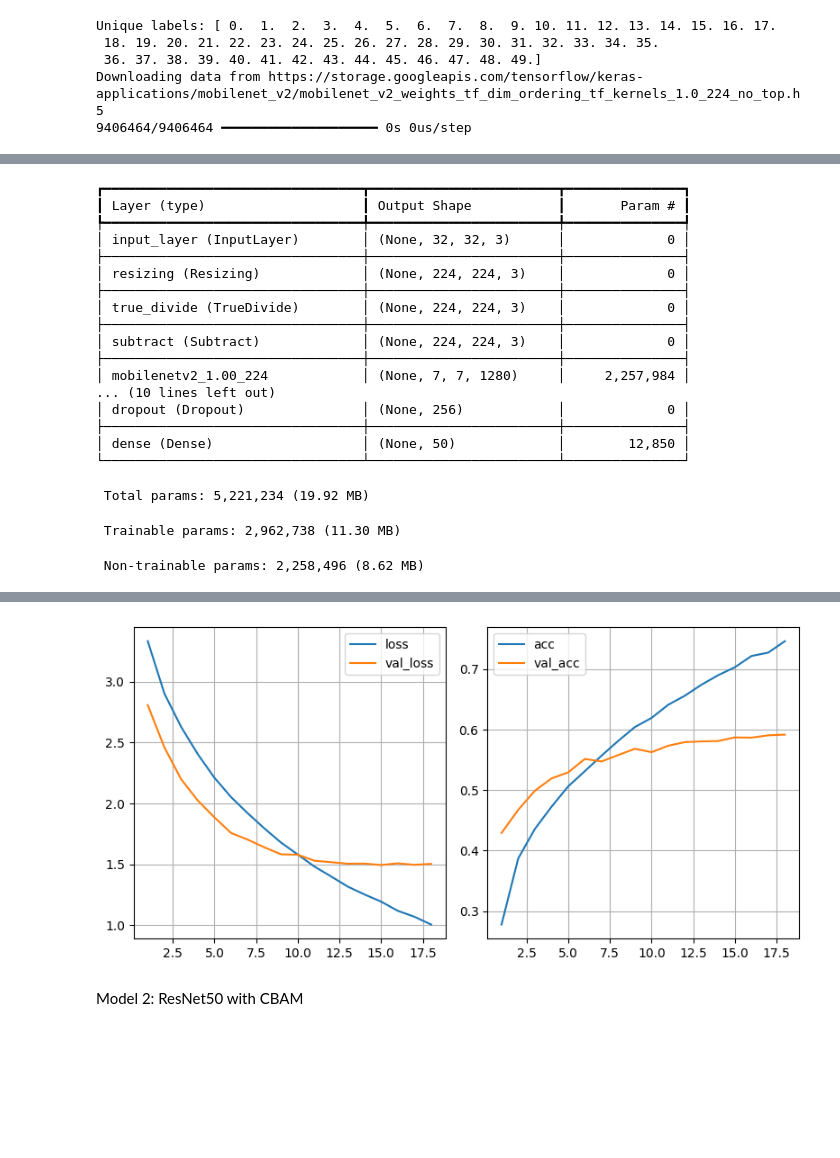
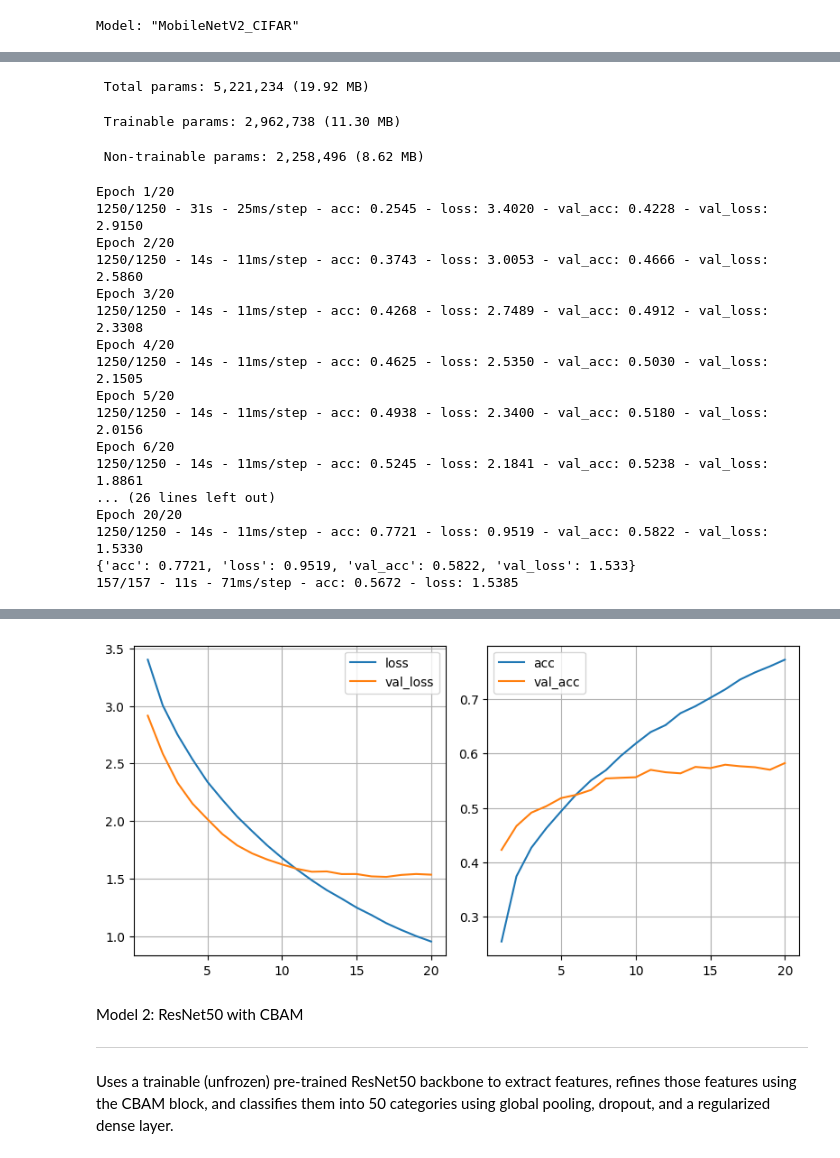
Before and after one commit to maybsalty/Deep-Learning-CIFAR100-project, a Jupyter notebook: 4930_model1.ipynb, the cells around one changed output, grey strips where cells are left out. Cells and saved outputs as stored; diff of their text form; code cells hidden in the pictures; blank space fills up the shorter version.

```diff
--- a/4930_model1.ipynb
+++ b/4930_model1.ipynb
@@ -61,6 +68,16 @@ def plot_history(history):
 # %%
 X_train, y_train, X_test, y_test = load_cifar100_animals_people()
+from tensorflow.keras.utils import to_categorical
+y_train = to_categorical(y_train, 50)
+y_test = to_categorical(y_test, 50)
 
+X_train, x_val, y_train, y_val = train_test_split(
+    X_train,
+    y_train,
+    test_size=0.2,
+    random_state=42,
+    stratify=y_train
+)
 early_stop3 = EarlyStopping(
     monitor='val_loss',
     patience=3,               # Stop if val_loss doesn't improve for 3 epochs
@@ -225,13 +251,4 @@ Model 1: MobileNetv2
 # %%
-X_train, y_train, X_test, y_test = load_cifar100_animals_people()
-print("Unique labels:", np.unique(y_train))
-# debugging
-from tensorflow.keras.utils import to_categorical
-y_train = to_categorical(y_train, 50)
-y_test = to_categorical(y_test, 50)
-
-
-
 def create_mobilenetv2_model(input_shape=(32, 32, 3), num_classes=50):
     inputs = layers.Input(input_shape)
 
@@ -270,7 +287,7 @@ history = model.fit(X_train,
                     y_train,
                     epochs=20,
                     batch_size=16,
-                    validation_data=(X_test,y_test),
+                    validation_data=(x_val,y_val),
                     verbose=2,
                     callbacks=[early_stop3]
 )
@@ -278,10 +295,8 @@ history = model.fit(X_train,
 final_values[model.name] = history_final_values(history)
 print(final_values[model.name])
 plot_history(history)
+test_loss, test_acc = model.evaluate(X_test, y_test, verbose=2)
+print(f"\nFinal Test Accuracy: {test_acc * 100:.2f}%, Final Test Loss Accuracy: {test_loss * 100:.2f} ")
 model.save('best_mobilenetv2_model.h5')
 # %% [output]
-Unique labels: [ 0.  1.  2.  3.  4.  5.  6.  7.  8.  9. 10. 11. 12. 13. 14. 15. 16. 17.
- 18. 19. 20. 21. 22. 23. 24. 25. 26. 27. 28. 29. 30. 31. 32. 33. 34. 35.
- 36. 37. 38. 39. 40. 41. 42. 43. 44. 45. 46. 47. 48. 49.]
-Downloading data from https://storage.googleapis.com/tensorflow/keras-applications/mobilenet_v2/mobilenet_v2_weights_tf_dim_ordering_tf_kernels_1.0_224_no_top.h5
-9406464/9406464 ━━━━━━━━━━━━━━━━━━━━ 0s 0us/step
+Model: "MobileNetV2_CIFAR"
@@ -289,20 +320,20 @@ Model: "MobileNetV2_CIFAR"
-┏━━━━━━━━━━━━━━━━━━━━━━━━━━━━━━━━━┳━━━━━━━━━━━━━━━━━━━━━━━━┳━━━━━━━━━━━━━━━┓
-┃ Layer (type)                    ┃ Output Shape           ┃       Param # ┃
-┡━━━━━━━━━━━━━━━━━━━━━━━━━━━━━━━━━╇━━━━━━━━━━━━━━━━━━━━━━━━╇━━━━━━━━━━━━━━━┩
-│ input_layer (InputLayer)        │ (None, 32, 32, 3)      │             0 │
-├─────────────────────────────────┼────────────────────────┼───────────────┤
-│ resizing (Resizing)             │ (None, 224, 224, 3)    │             0 │
-├─────────────────────────────────┼────────────────────────┼───────────────┤
-│ true_divide (TrueDivide)        │ (None, 224, 224, 3)    │             0 │
-├─────────────────────────────────┼────────────────────────┼───────────────┤
-│ subtract (Subtract)             │ (None, 224, 224, 3)    │             0 │
-├─────────────────────────────────┼────────────────────────┼───────────────┤
-│ mobilenetv2_1.00_224            │ (None, 7, 7, 1280)     │     2,257,984 │
-... (10 lines left out)
-│ dropout (Dropout)               │ (None, 256)            │             0 │
-├─────────────────────────────────┼────────────────────────┼───────────────┤
-│ dense (Dense)                   │ (None, 50)             │        12,850 │
-└─────────────────────────────────┴────────────────────────┴───────────────┘
+ Total params: 5,221,234 (19.92 MB)
- Total params: 5,221,234 (19.92 MB)
+ Trainable params: 2,962,738 (11.30 MB)
- Trainable params: 2,962,738 (11.30 MB)
+ Non-trainable params: 2,258,496 (8.62 MB)
- Non-trainable params: 2,258,496 (8.62 MB)
+Epoch 1/20
+1250/1250 - 31s - 25ms/step - acc: 0.2545 - loss: 3.4020 - val_acc: 0.4228 - val_loss: 2.9150
+Epoch 2/20
+1250/1250 - 14s - 11ms/step - acc: 0.3743 - loss: 3.0053 - val_acc: 0.4666 - val_loss: 2.5860
+Epoch 3/20
+1250/1250 - 14s - 11ms/step - acc: 0.4268 - loss: 2.7489 - val_acc: 0.4912 - val_loss: 2.3308
+Epoch 4/20
+1250/1250 - 14s - 11ms/step - acc: 0.4625 - loss: 2.5350 - val_acc: 0.5030 - val_loss: 2.1505
+Epoch 5/20
+1250/1250 - 14s - 11ms/step - acc: 0.4938 - loss: 2.3400 - val_acc: 0.5180 - val_loss: 2.0156
+Epoch 6/20
+1250/1250 - 14s - 11ms/step - acc: 0.5245 - loss: 2.1841 - val_acc: 0.5238 - val_loss: 1.8861
+... (26 lines left out)
+Epoch 20/20
+1250/1250 - 14s - 11ms/step - acc: 0.7721 - loss: 0.9519 - val_acc: 0.5822 - val_loss: 1.5330
+{'acc': 0.7721, 'loss': 0.9519, 'val_acc': 0.5822, 'val_loss': 1.533}
+157/157 - 11s - 71ms/step - acc: 0.5672 - loss: 1.5385
@@ -327,4 +342,7 @@ WARNING:absl:You are saving your model as an HDF5 file via `model.save()` or `ke
-[figure, old version]
+[figure, new version]
-# %% [markdown]
-Model 2: ResNet50 with CBAM
+# %% [markdown]
+Model 2: ResNet50 with CBAM
+
+---
+Uses a trainable (unfrozen) pre-trained ResNet50 backbone to extract features, refines those features using the CBAM block, and classifies them into 50 categories using global pooling, dropout, and a regularized dense layer.
 # %%
```
Also changed, not shown: parts of 16 cells of this notebook.
